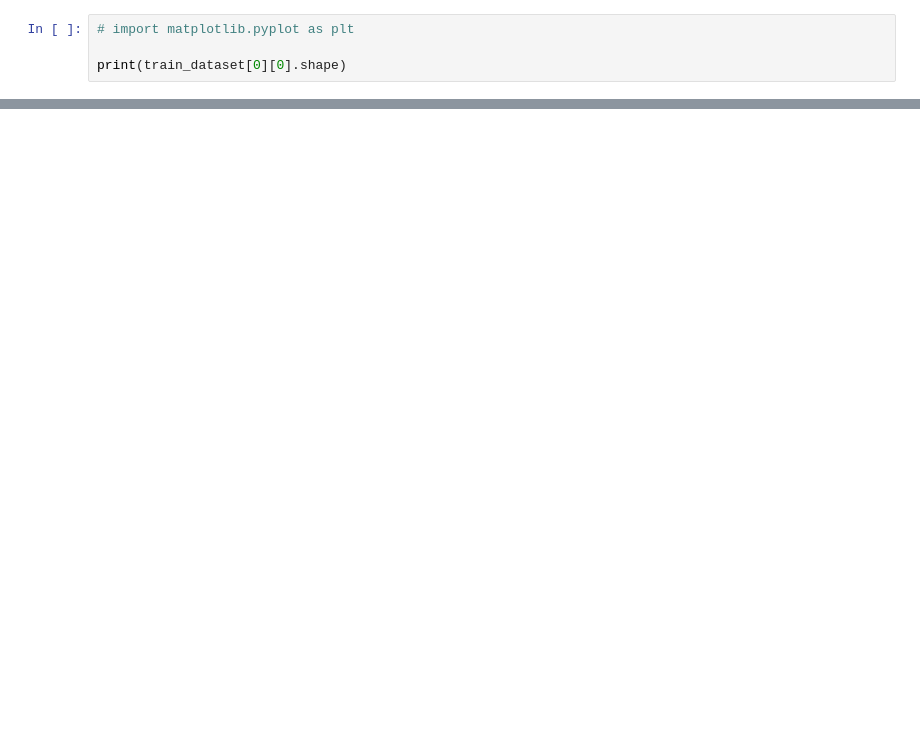
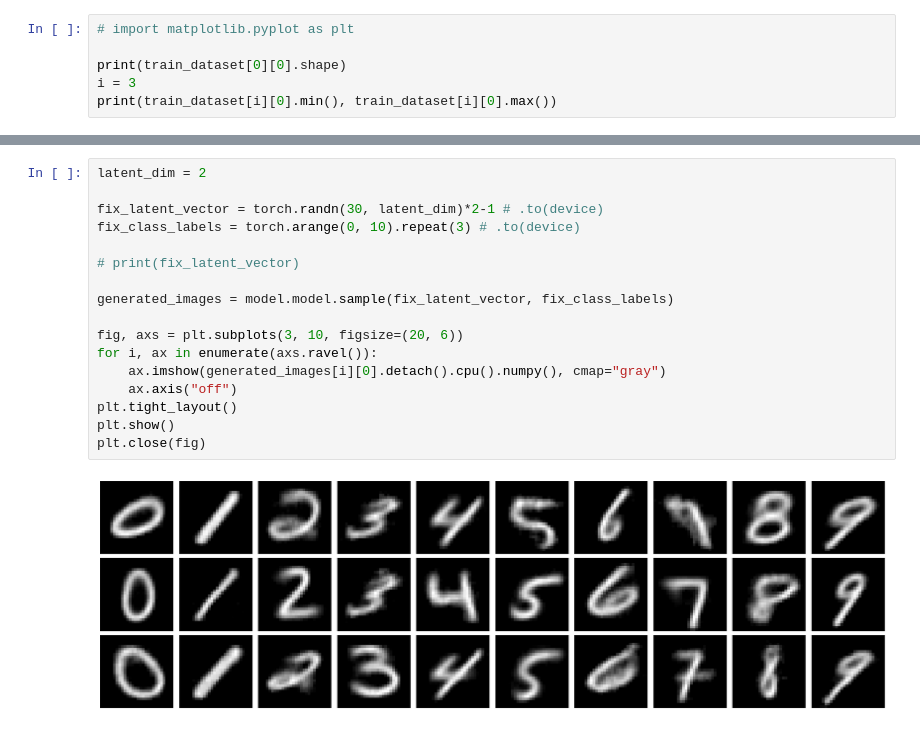
Before and after one commit to O-Albz/TIF360ProjectD, a Jupyter notebook: cvae_mnist.ipynb, the cells around one changed output, grey strips where cells are left out. Drawn from its saved outputs; the diff is of its cells as text; blank space fills up the shorter version.

```diff
--- a/cvae_mnist.ipynb
+++ b/cvae_mnist.ipynb
@@ -19,5 +21,7 @@ test_loader = DataLoader(test_dataset, batch_size=64, shuffle=False)
 # import matplotlib.pyplot as plt
 
 print(train_dataset[0][0].shape)
+i = 3
+print(train_dataset[i][0].min(), train_dataset[i][0].max())
 # %% [output]
 torch.Size([1, 28, 28])
@@ -68,0 +163,19 @@ NameError: name 'exit' is not defined
+# %%
+latent_dim = 2
+
+fix_latent_vector = torch.randn(30, latent_dim)*2-1 # .to(device)
+fix_class_labels = torch.arange(0, 10).repeat(3) # .to(device)
+
+# print(fix_latent_vector)
+
+generated_images = model.model.sample(fix_latent_vector, fix_class_labels)
+
+fig, axs = plt.subplots(3, 10, figsize=(20, 6))
+for i, ax in enumerate(axs.ravel()):
+    ax.imshow(generated_images[i][0].detach().cpu().numpy(), cmap="gray")
+    ax.axis("off")
+plt.tight_layout()
+plt.show()
+plt.close(fig)
+# %% [output]
+[figure, added]
```
Also changed, not shown: parts of 14 cells of this notebook, 1 other file.
